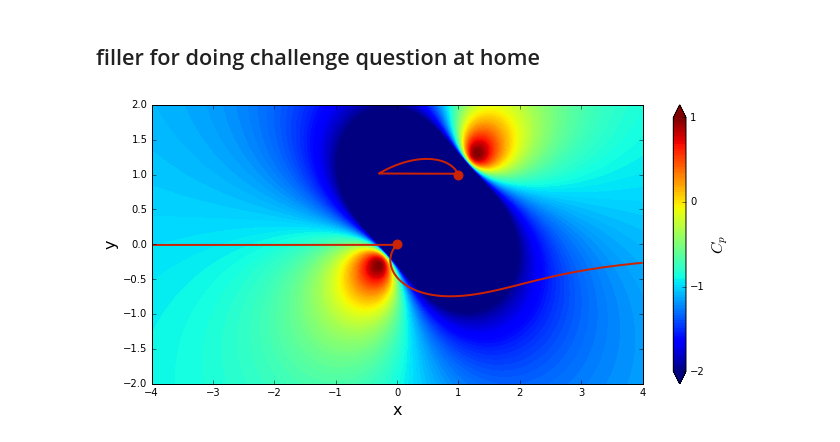
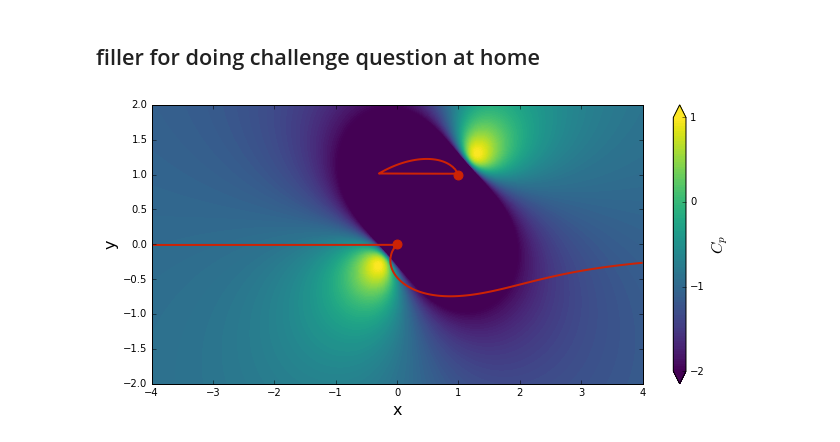
Before and after one commit to lpgleaves/mae6226-workspace, a Jupyter notebook: 02-lesson-notes.ipynb, the cells around one changed output. Saved outputs shown, nothing was run; the diff lists cells and outputs as text; code cells hidden in the pictures.

```diff
--- a/02-lesson-notes.ipynb
+++ b/02-lesson-notes.ipynb
@@ -205,19 +205,25 @@ What is the length and width of the Rankine oval?
 # %%
 # compute the pressure coefficient field
 cp = 1.0 - (u**2 + v**2)/u_inf**2
 
 # plot cp field
 size = 10
 pyplot.figure(figsize=(1.1*size, (yz-ya)/(xz-xa)*size))
 pyplot.xlabel('x', fontsize=16)
 pyplot.ylabel('y', fontsize=16)
 pyplot.xlim(xa,xz)
 pyplot.ylim(ya,yz)
-contf = pyplot.contourf(X, Y, cp, levels=numpy.linspace(-2.0, 1.0, 100), extend='both')
+contf = pyplot.contourf(X, Y, cp, levels=numpy.linspace(-2.0, 1.0, 100), extend='both',cmap='viridis')
 cbar = pyplot.colorbar(contf)
 cbar.set_label('$C_p$',fontsize=16)
 cbar.set_ticks([-2.0, -1.0, 0.0, 1.0])
 pyplot.scatter([x_source, x_sink], [y_source, y_sink], color='#CD2305', s=80, marker='o')
 pyplot.contour(X, Y, psi, levels=[0.], colors='#CD2305', linewidths=2, linestyles='solid');
+
+# find x and y s.t. u and v = 0
+# use x and y to find psi
+# plug psi in for levels and watch magic happen
+
+# viridis colormap for colorblind --> busby
 # %% [output]
-[figure, old version]
+[figure, new version]
```
Also changed, not shown: 1 other file.
